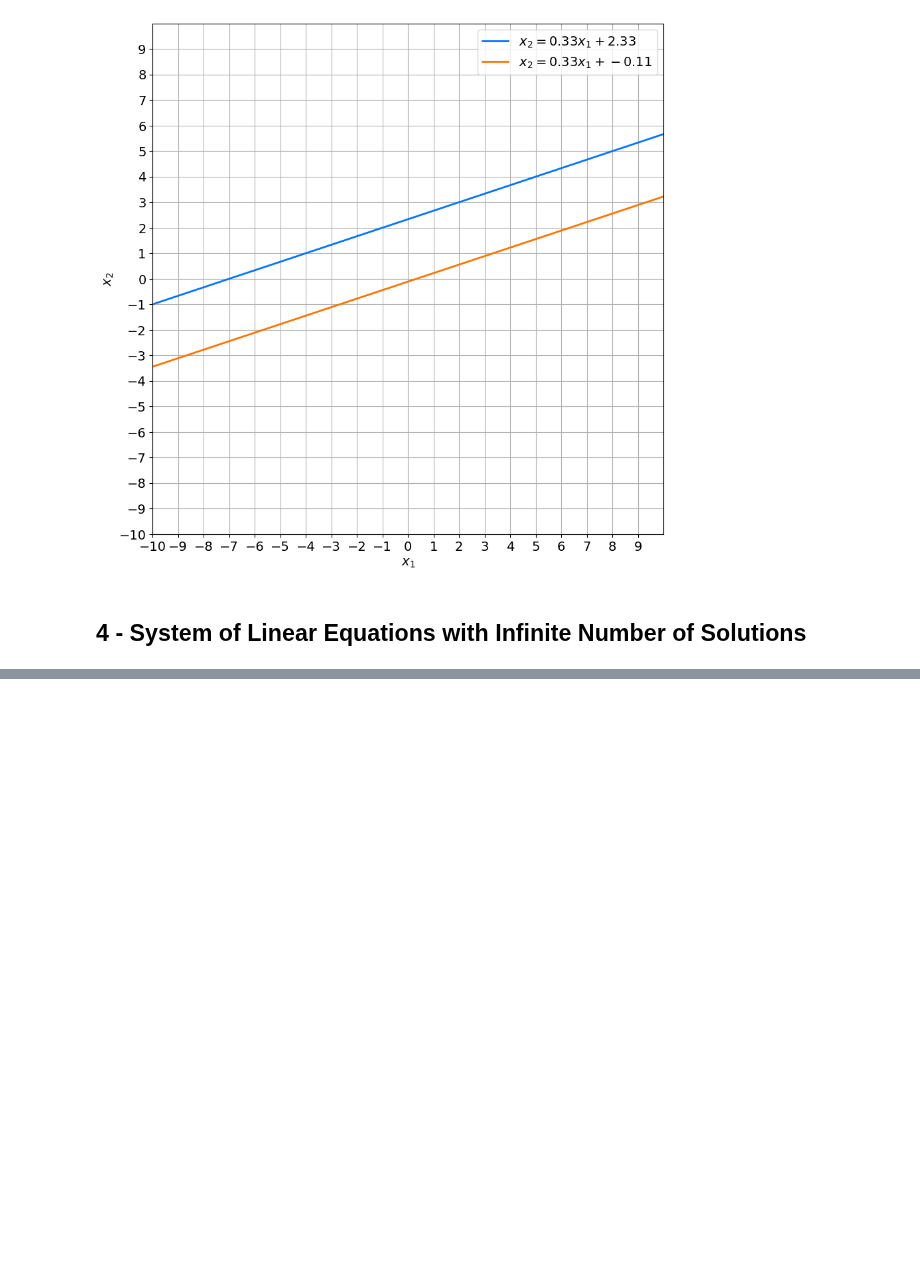
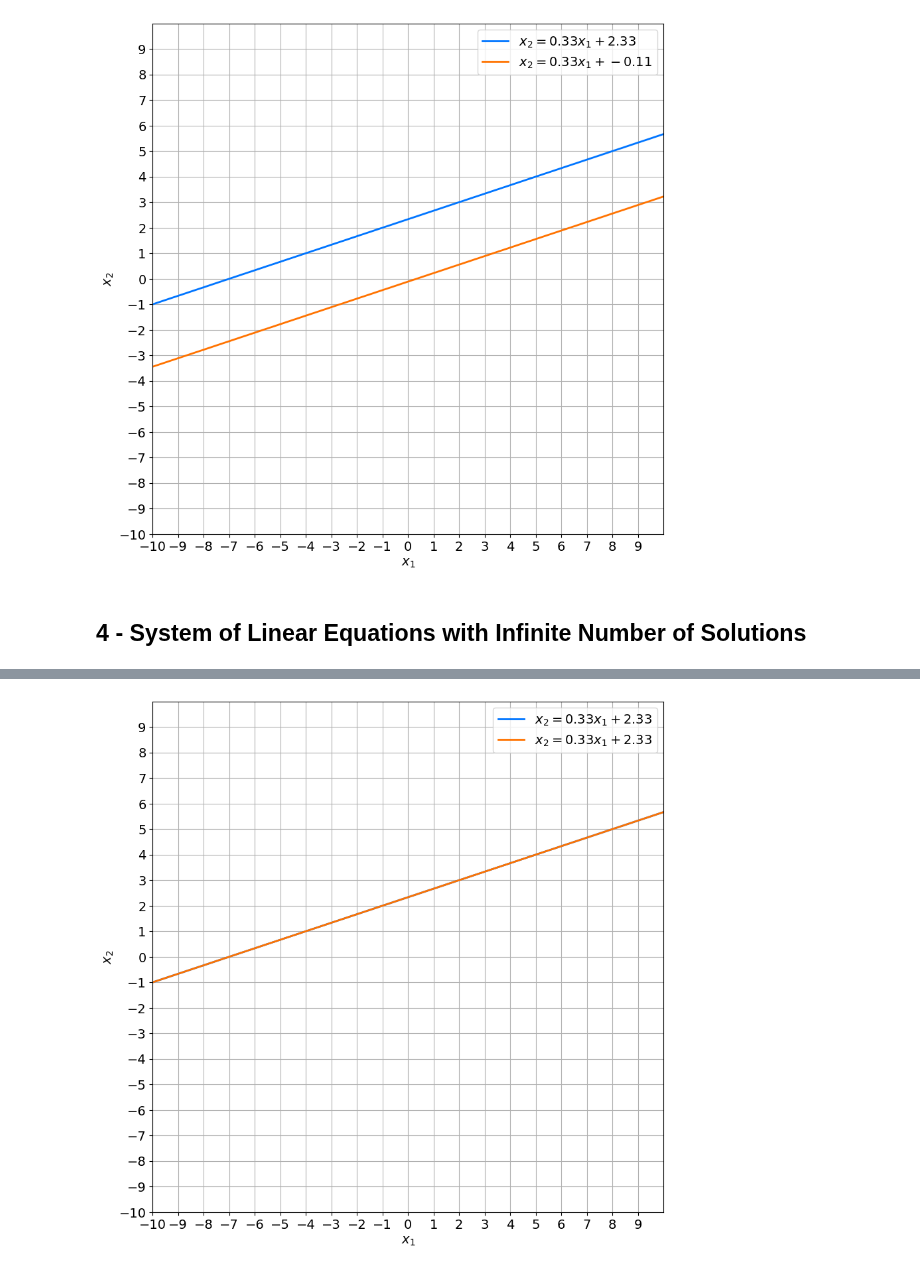
Before and after one commit to rahiakela/mathematics-for-machine-learning, a Jupyter notebook: mathematics-for-machine-learning-and-data-science-specialization/01-learning-linear-algebra/week1-system-of-linear-equations/02_solving_linear_systems.ipynb, the cells around one changed output, grey strips where cells are left out. Cells and saved outputs as stored; diff of their text form; code cells hidden in the pictures; blank space fills up the shorter version.

```diff
--- a/mathematics-for-machine-learning-and-data-science-specialization/01-learning-linear-algebra/week1-system-of-linear-equations/02_solving_linear_systems.ipynb
+++ b/mathematics-for-machine-learning-and-data-science-specialization/01-learning-linear-algebra/week1-system-of-linear-equations/02_solving_linear_systems.ipynb
@@ -318,0 +324,2 @@ plot_lines(A2_system)
+# %%
+b3 = np.array([7, -21], dtype=np.dtype(float))
@@ -318,0 +328,3 @@ plot_lines(A2_system)
+# %%
+A3_system = np.hstack((A2, b3.reshape((2, 1))))
+print(A3_system)
@@ -318,0 +358,4 @@ plot_lines(A2_system)
+# %%
+plot_lines(A3_system)
+# %% [output]
+[figure, added]
```
Also changed, not shown: parts of 6 cells of this notebook.
